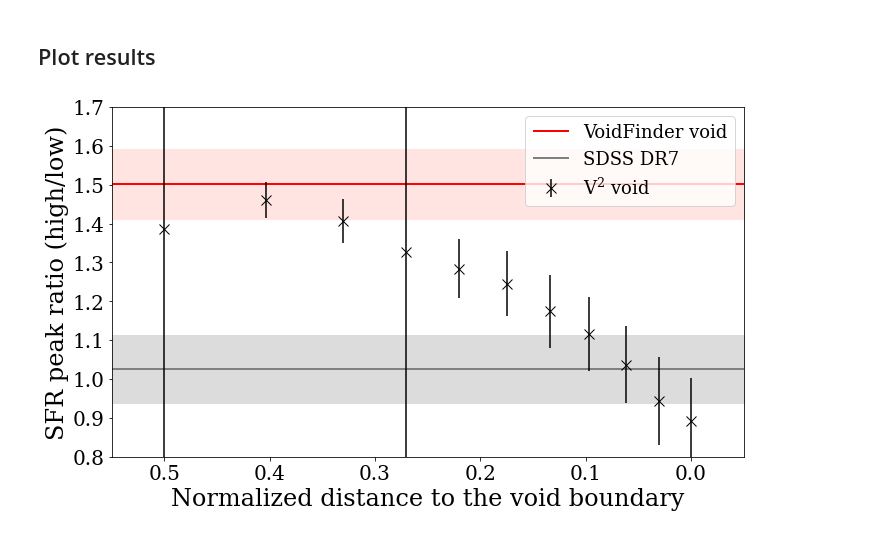
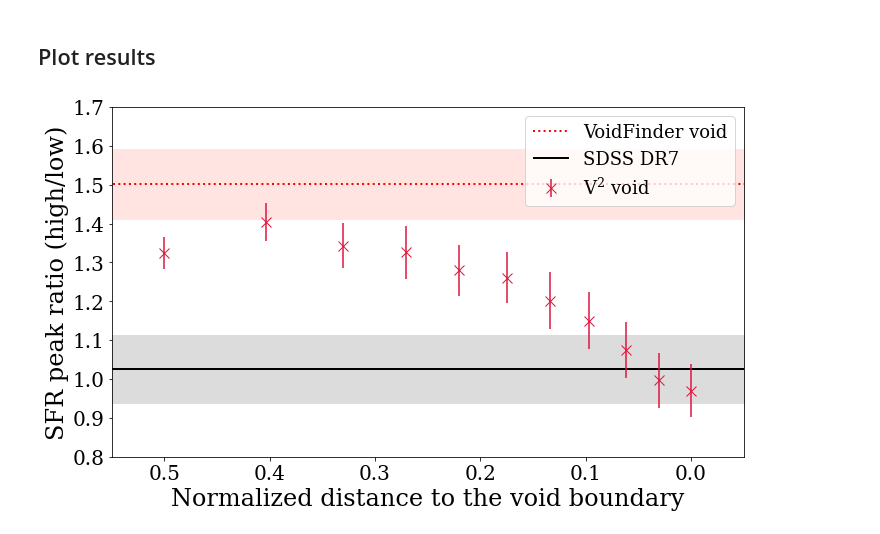
Before and after one commit to DESI-UR/Void_analysis, a Jupyter notebook: nb/Fatima_Zaidouni/SFR_void_depth.ipynb, the cells around one changed output. Saved outputs shown, nothing was run; the diff lists cells and outputs as text; code cells hidden in the pictures.

```diff
--- a/nb/Fatima_Zaidouni/SFR_void_depth.ipynb
+++ b/nb/Fatima_Zaidouni/SFR_void_depth.ipynb
@@ -301,7 +338,12 @@ red_all = minimize_scalar(lambda x: -func_bimodal(x, *SFR_all_fit[0]), bounds=(-
 SFR_ratio_all = blue_all.fun/red_all.fun
 print(SFR_ratio_all)
 
-SFR_ratio_all_err = ratio_uncertainty(SFR_all_fit[0], SFR_all_fit[1], blue_all.x, red_all.x)
+#SFR_ratio_all_approx, SFR_ratio_all_err = ratio_uncertainty_approx(SFR_all_fit[0],
+SFR_ratio_all_err = ratio_uncertainty(SFR_all_fit[0],
+                                                                   SFR_all_fit[1],
+                                                                   blue_all.x,
+                                                                   red_all.x)
+#print(SFR_ratio_all_approx, SFR_ratio_all_err)
 print(SFR_ratio_all_err)
 # %% [output]
 1.025887833393667
@@ -326,7 +369,12 @@ red_VF = minimize_scalar(lambda x: -func_bimodal(x, *SFR_VF_fit[0]), bounds=(-2,
 SFR_ratio_VF = blue_VF.fun/red_VF.fun
 print(SFR_ratio_VF)
 
-SFR_ratio_VF_err = ratio_uncertainty(SFR_VF_fit[0], SFR_VF_fit[1], blue_VF.x, red_VF.x)
+#SFR_ratio_VF_approx, SFR_ratio_VF_err = ratio_uncertainty_approx(SFR_VF_fit[0],
+SFR_ratio_VF_err = ratio_uncertainty(SFR_VF_fit[0],
+                                                                 SFR_VF_fit[1],
+                                                                 blue_VF.x,
+                                                                 red_VF.x)
+#print(SFR_ratio_VF_approx, SFR_ratio_VF_err)
 print(SFR_ratio_VF_err)
 # %% [output]
 1.5014289444542142
@@ -369,7 +417,7 @@ for i in range(N + 1):
                                   class_=gals_in,
                                   bins=SFR_bins,
                                   p0_=[50, 0.5, 0.75, -2.25, 70, -0.75, 0.5, -1.5],
-                                  label='SFR for V$^2$ void galaxies at r > {:.2f}'.format(r_limits[i]))
+                                  label=r'SFR for V$^2$ void galaxies at r $\geq$ {:.2f}'.format(r_limits[i]))
 
     # Calculate local maxima
     blue = minimize_scalar(lambda x: -func_bimodal(x, *SFR_V2slice_fit[0]),
@@ -383,5 +431,9 @@ for i in range(N + 1):
     SFR_ratio_V2[i] = blue.fun/red.fun
 
     # Calculate ratio uncertainty
-    SFR_ratio_V2_err[i] = ratio_uncertainty(SFR_V2slice_fit[0], SFR_V2slice_fit[1], blue.x, red.x)
+    #SFR_ratio_V2[i], SFR_ratio_V2_err[i] = ratio_uncertainty_approx(SFR_V2slice_fit[0],
+    SFR_ratio_V2_err[i] = ratio_uncertainty(SFR_V2slice_fit[0],
+                                                                    SFR_V2slice_fit[1],
+                                                                    blue.x,
+                                                                    red.x)
 # %% [output]
@@ -431,32 +509,44 @@ SFR_V2_fit = fit_bimodal(char_=catalog_main['SFR'],
 # %%
 plt.figure(figsize=(10,6), tight_layout=True)
 
 # VoidFinder
 plt.fill_between([-0.1, 0.55],
                  [SFR_ratio_VF + SFR_ratio_VF_err],
                  [SFR_ratio_VF - SFR_ratio_VF_err],
                  color='mistyrose')
-plt.hlines(SFR_ratio_VF, -0.1, 0.55, colors='r', linewidth=2, label='VoidFinder void')
+plt.hlines(SFR_ratio_VF, -0.1, 0.55, colors='r', linestyle='dotted', linewidth=2, label='VoidFinder void')
 
 # All
 plt.fill_between([-0.1, 0.55],
                  [SFR_ratio_all + SFR_ratio_all_err],
                  [SFR_ratio_all - SFR_ratio_all_err],
                  color='gainsboro')
-plt.hlines(SFR_ratio_all, -0.1, 0.55, colors='gray', linewidth=2, label='SDSS DR7')
+plt.hlines(SFR_ratio_all, -0.1, 0.55, colors='k', linewidth=2, label='SDSS DR7')
 
 # V2
-plt.errorbar(r_limits, SFR_ratio_V2, yerr=SFR_ratio_V2_err, fmt='kx', markersize=10, label='V$^2$ void')
+plt.errorbar(r_limits,
+             SFR_ratio_V2,
+             yerr=SFR_ratio_V2_err,
+             fmt='x',
+             color='crimson',
+             markersize=10,
+             label='V$^2$ void')
+# plt.plot(r_limits, SFR_ratio_V2, '.', color='crimson', markersize=10, label='V$^2$ void')
+# plt.fill_between(r_limits,
+#                  SFR_ratio_V2 + SFR_ratio_V2_err,
+#                  SFR_ratio_V2 - SFR_ratio_V2_err,
+#                  color='crimson',
+#                  alpha=0.1)
 
 plt.xlabel('Normalized distance to the void boundary', fontsize=24)
 plt.ylabel('SFR peak ratio (high/low)', fontsize=24)
 
 plt.xlim(0.55, -0.05)
 plt.ylim(0.8, 1.7)
 
 plt.legend(fontsize=18)
 
 plt.xticks(fontsize=20)
 plt.yticks(fontsize=20);
 # %% [output]
-[figure, old version]
+[figure, new version]
```
Also changed, not shown: parts of 9 cells of this notebook, 2 other files.
